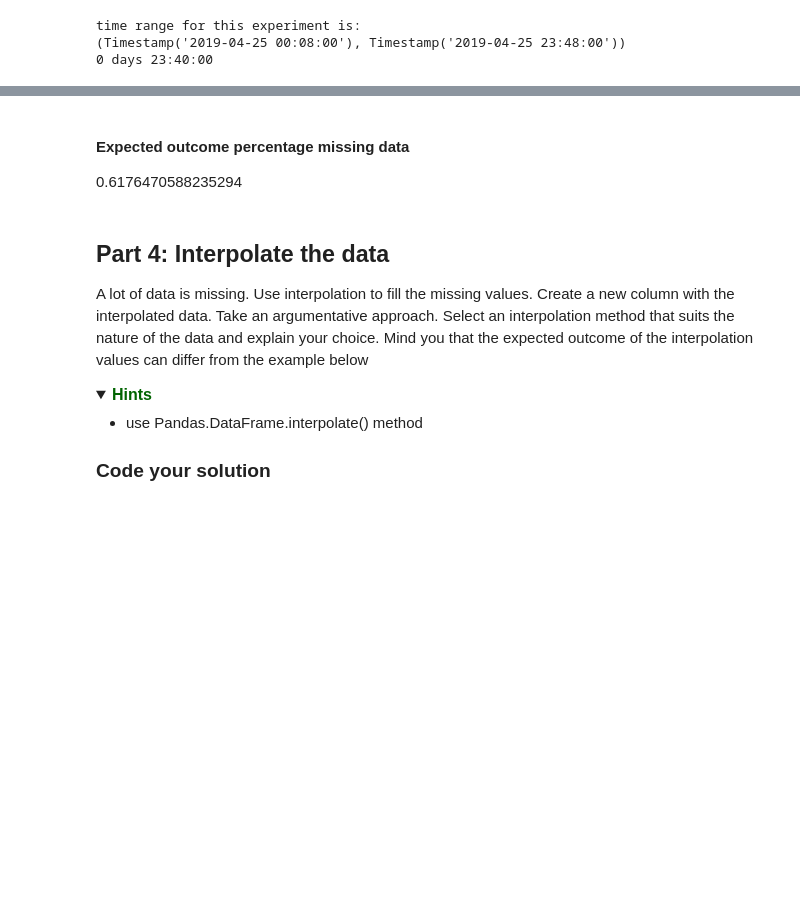
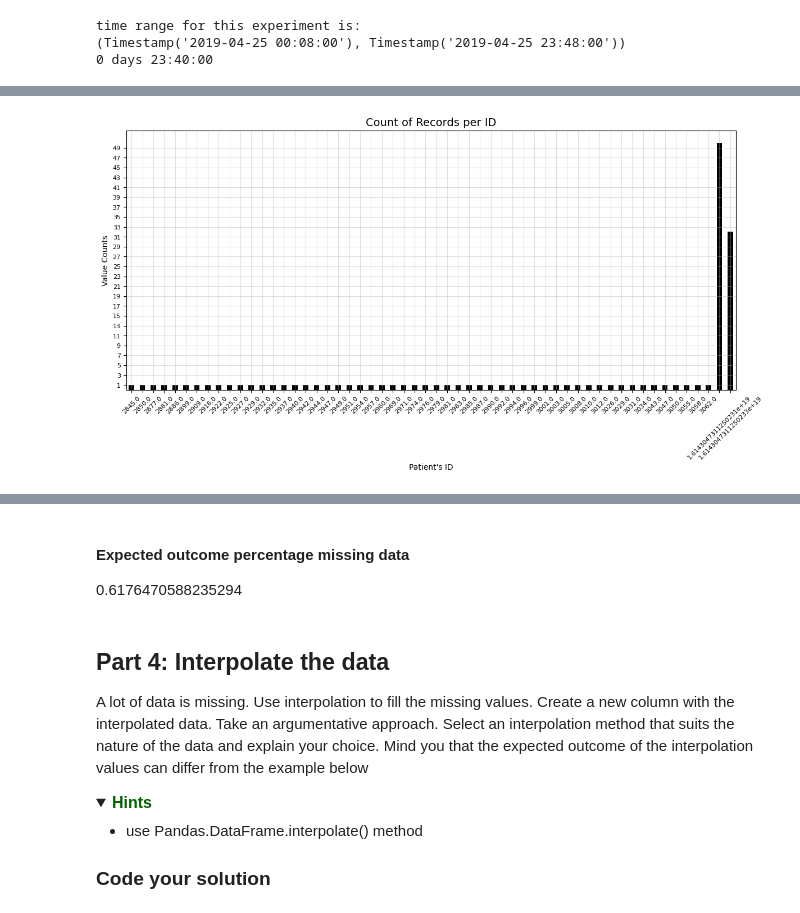
Before and after one commit to hoomanhanaei/DS_101, a Jupyter notebook: Assignment_02/Assignment_week_02.ipynb, the cells around one changed output, grey strips where cells are left out. Drawn from its saved outputs; the diff is of its cells as text; code cells hidden in the pictures; folded sections open; blank space fills up the shorter version.

Commit message:
Visual Inspection

```diff
--- a/Assignment_02/Assignment_week_02.ipynb
+++ b/Assignment_02/Assignment_week_02.ipynb
@@ -312,0 +344,23 @@ time range for this experiment is:
+# %%
+import matplotlib.pyplot as plt
+import seaborn as sns
+
+# Line Plot for glucose over time
+plt.rc('axes', labelsize=10)
+plt.rc('xtick', labelsize=8)
+plt.rc('ytick', labelsize=8)
+
+# Inspecting how many values are associated with each ID.
+grouped_id = ndf_glucose.groupby(['ID']).size()
+
+# Visualizing the grouped by ID columns results.
+grouped_id.plot(kind="bar", figsize=(14, 6), color="black")
+plt.title("Count of Records per ID", fontsize=14)
+plt.xlabel("Patient's ID")
+plt.ylabel("Value Counts")
+plt.yticks(range(1,50,2))
+plt.xticks(rotation=45)
+plt.grid(alpha=0.4)
+plt.show()
+# %% [output]
+[figure, added]
```
Also changed, not shown: parts of 18 cells of this notebook.
